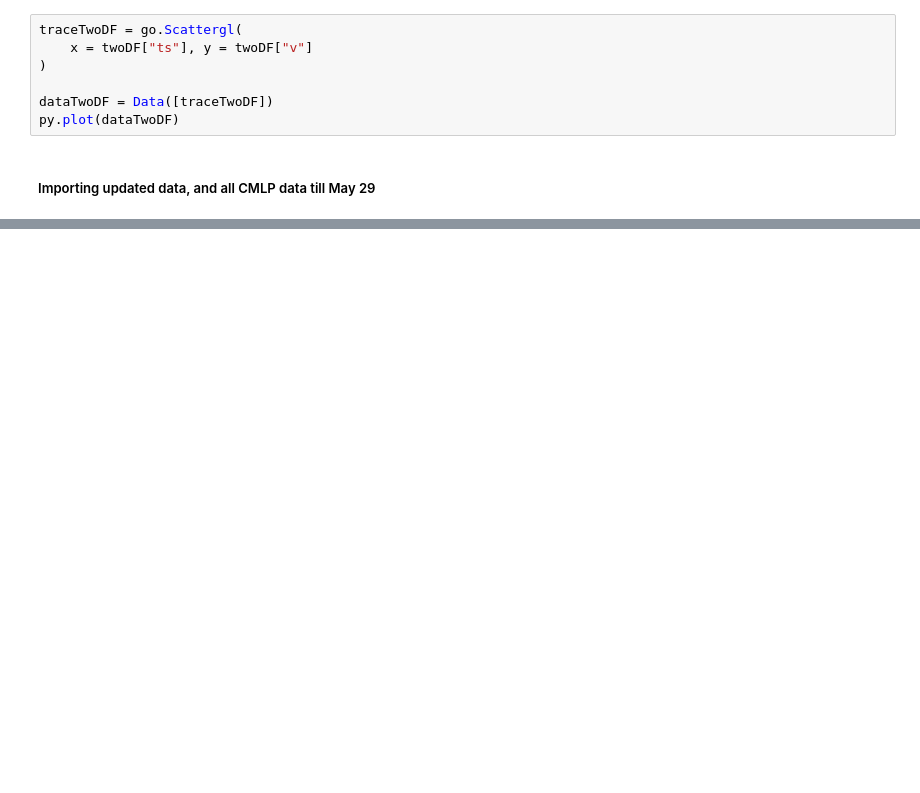
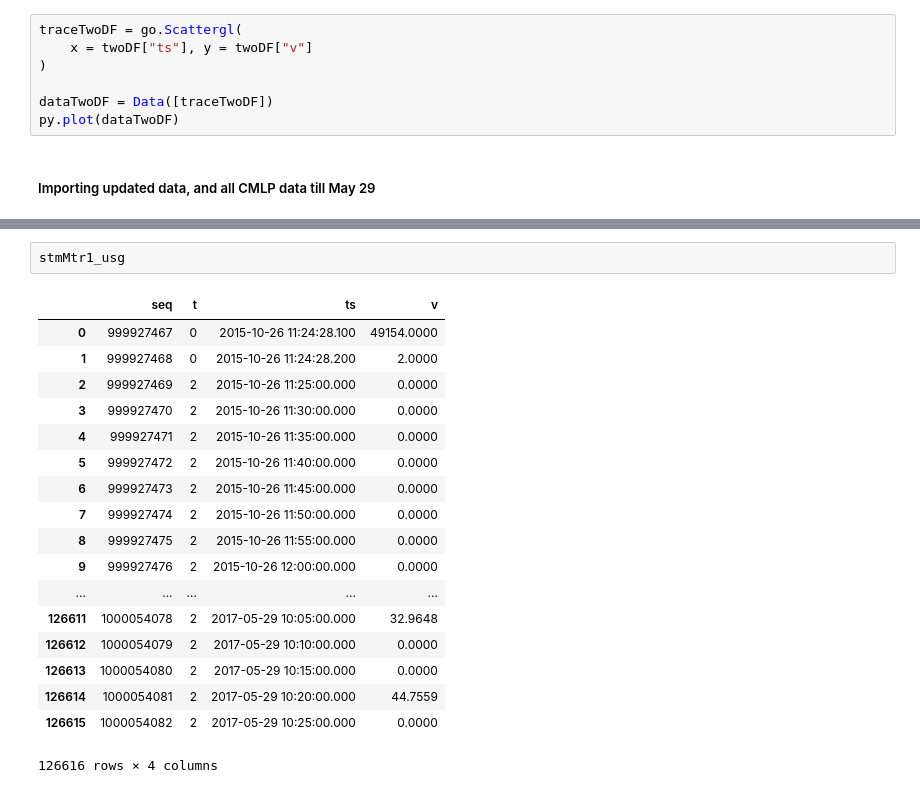
Before and after one commit to rshamsy/Summer-Research, a Jupyter notebook: dataExp.ipynb, the cells around one changed output, grey strips where cells are left out. Saved outputs shown, nothing was run; the diff lists cells and outputs as text; blank space fills up the shorter version.

```diff
--- a/dataExp.ipynb
+++ b/dataExp.ipynb
@@ -259,0 +106,21 @@ py.plot(dataTwoDF)
+# %%
+stmMtr1_usg
+# %% [output]
+|  | seq | t | ts | v |
+| 0 | 999927467 | 0 | 2015-10-26 11:24:28.100 | 49154.0000 |
+| 1 | 999927468 | 0 | 2015-10-26 11:24:28.200 | 2.0000 |
+| 2 | 999927469 | 2 | 2015-10-26 11:25:00.000 | 0.0000 |
+| 3 | 999927470 | 2 | 2015-10-26 11:30:00.000 | 0.0000 |
+| 4 | 999927471 | 2 | 2015-10-26 11:35:00.000 | 0.0000 |
+| 5 | 999927472 | 2 | 2015-10-26 11:40:00.000 | 0.0000 |
+| 6 | 999927473 | 2 | 2015-10-26 11:45:00.000 | 0.0000 |
+| 7 | 999927474 | 2 | 2015-10-26 11:50:00.000 | 0.0000 |
+| 8 | 999927475 | 2 | 2015-10-26 11:55:00.000 | 0.0000 |
+| 9 | 999927476 | 2 | 2015-10-26 12:00:00.000 | 0.0000 |
+| ... | ... | ... | ... | ... |
+| 126611 | 1000054078 | 2 | 2017-05-29 10:05:00.000 | 32.9648 |
+| 126612 | 1000054079 | 2 | 2017-05-29 10:10:00.000 | 0.0000 |
+| 126613 | 1000054080 | 2 | 2017-05-29 10:15:00.000 | 0.0000 |
+| 126614 | 1000054081 | 2 | 2017-05-29 10:20:00.000 | 44.7559 |
+| 126615 | 1000054082 | 2 | 2017-05-29 10:25:00.000 | 0.0000 |
+126616 rows × 4 columns
```
Also changed, not shown: parts of 60 cells of this notebook.
